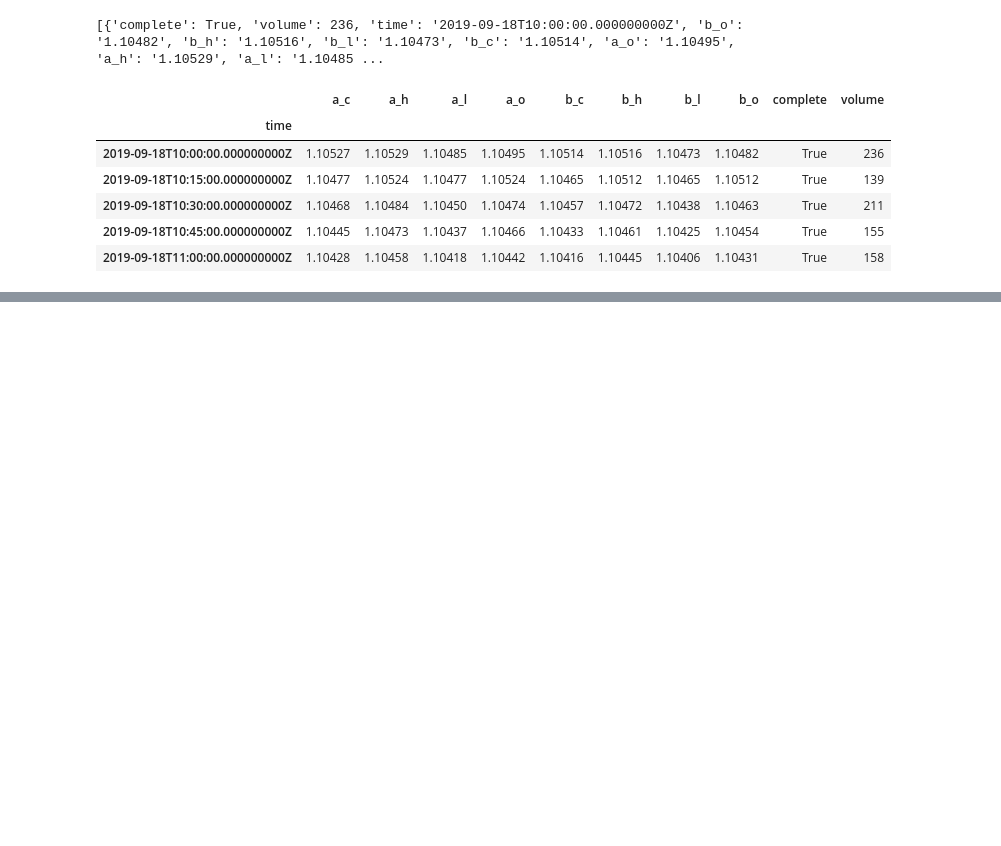
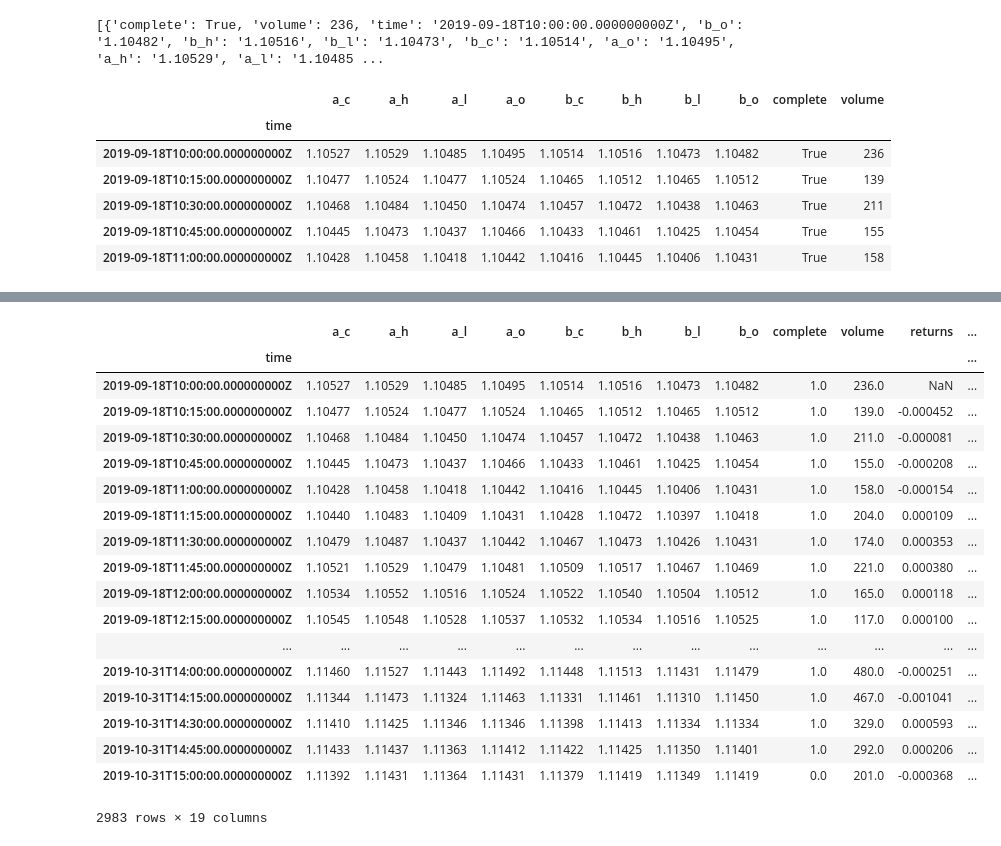
Before and after one commit to vcucu/RL_realtime_forextrader, a Jupyter notebook: Data processing & momentum strategy.ipynb, the cells around one changed output, grey strips where cells are left out. Cells and saved outputs as stored; diff of their text form; code cells hidden in the pictures; blank space fills up the shorter version.

```diff
--- a/Quantitative.ipynb
+++ b/Data processing & momentum strategy.ipynb
@@ -54,0 +78,22 @@ df.head()
+# %%
+df
+# %% [output]
+|  | a_c | a_h | a_l | a_o | b_c | b_h | b_l | b_o | complete | volume | returns | ... |
+| time |  |  |  |  |  |  |  |  |  |  |  | ... |
+| 2019-09-18T10:00:00.000000000Z | 1.10527 | 1.10529 | 1.10485 | 1.10495 | 1.10514 | 1.10516 | 1.10473 | 1.10482 | 1.0 | 236.0 | NaN | ... |
+| 2019-09-18T10:15:00.000000000Z | 1.10477 | 1.10524 | 1.10477 | 1.10524 | 1.10465 | 1.10512 | 1.10465 | 1.10512 | 1.0 | 139.0 | -0.000452 | ... |
+| 2019-09-18T10:30:00.000000000Z | 1.10468 | 1.10484 | 1.10450 | 1.10474 | 1.10457 | 1.10472 | 1.10438 | 1.10463 | 1.0 | 211.0 | -0.000081 | ... |
+| 2019-09-18T10:45:00.000000000Z | 1.10445 | 1.10473 | 1.10437 | 1.10466 | 1.10433 | 1.10461 | 1.10425 | 1.10454 | 1.0 | 155.0 | -0.000208 | ... |
+| 2019-09-18T11:00:00.000000000Z | 1.10428 | 1.10458 | 1.10418 | 1.10442 | 1.10416 | 1.10445 | 1.10406 | 1.10431 | 1.0 | 158.0 | -0.000154 | ... |
+| 2019-09-18T11:15:00.000000000Z | 1.10440 | 1.10483 | 1.10409 | 1.10431 | 1.10428 | 1.10472 | 1.10397 | 1.10418 | 1.0 | 204.0 | 0.000109 | ... |
+| 2019-09-18T11:30:00.000000000Z | 1.10479 | 1.10487 | 1.10437 | 1.10442 | 1.10467 | 1.10473 | 1.10426 | 1.10431 | 1.0 | 174.0 | 0.000353 | ... |
+| 2019-09-18T11:45:00.000000000Z | 1.10521 | 1.10529 | 1.10479 | 1.10481 | 1.10509 | 1.10517 | 1.10467 | 1.10469 | 1.0 | 221.0 | 0.000380 | ... |
+| 2019-09-18T12:00:00.000000000Z | 1.10534 | 1.10552 | 1.10516 | 1.10524 | 1.10522 | 1.10540 | 1.10504 | 1.10512 | 1.0 | 165.0 | 0.000118 | ... |
+| 2019-09-18T12:15:00.000000000Z | 1.10545 | 1.10548 | 1.10528 | 1.10537 | 1.10532 | 1.10534 | 1.10516 | 1.10525 | 1.0 | 117.0 | 0.000100 | ... |
+| ... | ... | ... | ... | ... | ... | ... | ... | ... | ... | ... | ... | ... |
+| 2019-10-31T14:00:00.000000000Z | 1.11460 | 1.11527 | 1.11443 | 1.11492 | 1.11448 | 1.11513 | 1.11431 | 1.11479 | 1.0 | 480.0 | -0.000251 | ... |
+| 2019-10-31T14:15:00.000000000Z | 1.11344 | 1.11473 | 1.11324 | 1.11463 | 1.11331 | 1.11461 | 1.11310 | 1.11450 | 1.0 | 467.0 | -0.001041 | ... |
+| 2019-10-31T14:30:00.000000000Z | 1.11410 | 1.11425 | 1.11346 | 1.11346 | 1.11398 | 1.11413 | 1.11334 | 1.11334 | 1.0 | 329.0 | 0.000593 | ... |
+| 2019-10-31T14:45:00.000000000Z | 1.11433 | 1.11437 | 1.11363 | 1.11412 | 1.11422 | 1.11425 | 1.11350 | 1.11401 | 1.0 | 292.0 | 0.000206 | ... |
+| 2019-10-31T15:00:00.000000000Z | 1.11392 | 1.11431 | 1.11364 | 1.11431 | 1.11379 | 1.11419 | 1.11349 | 1.11419 | 0.0 | 201.0 | -0.000368 | ... |
+2983 rows × 19 columns
```
Also changed, not shown: parts of 5 cells of this notebook, 5 other files.
